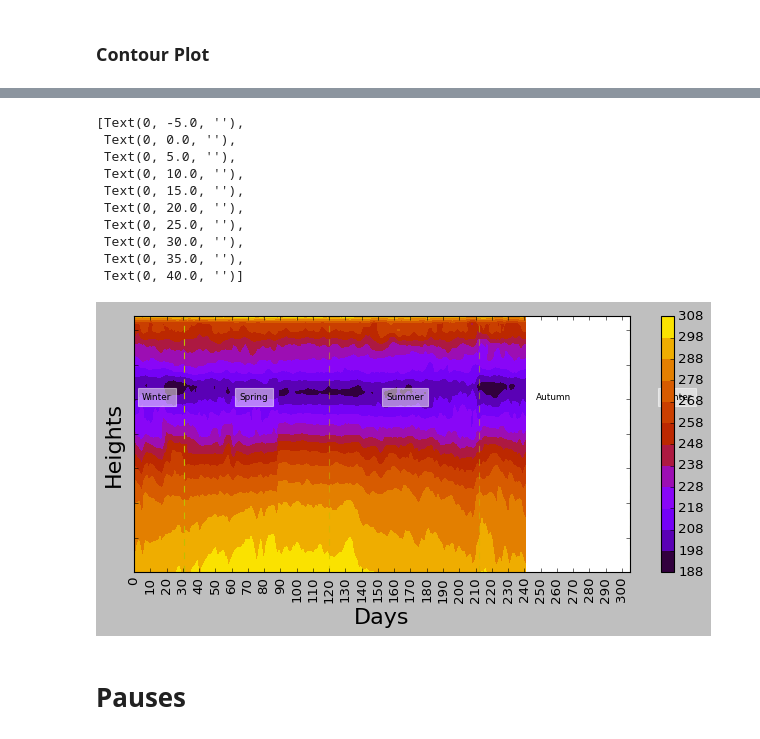
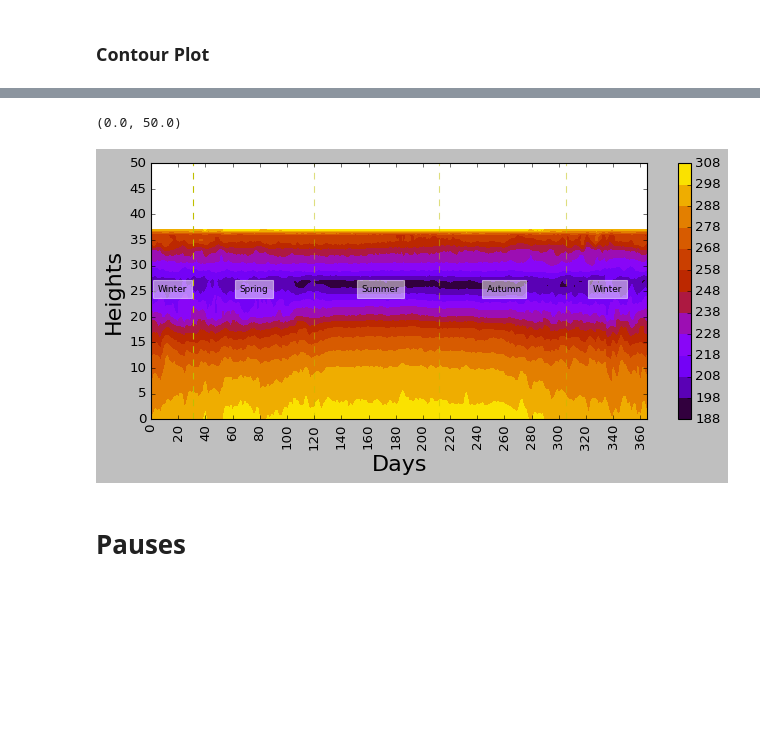
Before and after one commit to alinadevkota/DataViz, a Jupyter notebook: notebooks/Visualize netcdf data.ipynb, the cells around one changed output, grey strips where cells are left out. Drawn from its saved outputs; the diff is of its cells as text; code cells hidden in the pictures; blank space fills up the shorter version.

Commit message:
fixed extrema limits for 2020 data

```diff
--- a/notebooks/Visualize netcdf data.ipynb
+++ b/notebooks/Visualize netcdf data.ipynb
@@ -70,7 +70,7 @@ def get_season_for_month(month):
         raise ValueError
 # %%
 dfs = []
-nc_file_list = ['2021_jan2apr.nc', '2021_sep2dec.nc']
+nc_file_list = ['2020_jan2apr.nc', '2020_may2aug.nc', '2020_sep2dec.nc']
 
 for file in nc_file_list:
     df = get_dataframe_from_nc_file(file)
@@ -88,5 +88,5 @@ final_df.to_csv('netcdf_data.csv', index=False)
 # %% [markdown]
 # Visualization
 # %%
-final_df = pd.read_csv('netcdf_data.csv')
+final_df = pd.read_csv('netcdf_data_2020.csv')
 # %%
@@ -229,46 +212,39 @@ cbar.set_ticks(c_levels) # set labels in the colorbar
 # ax.vlines(range(0,365, 25),0,241,linestyle='--')
 
 # These are the new codes added on June 14, 2020
 a1=0.5
 h = 25
 ax.axvline(x=31, color='y', linestyle='--', alpha=1)
 ax.axvline(x=120, color='y', linestyle='--', alpha=0.5)
 ax.axvline(x=212, color='y', linestyle='--', alpha=0.5)
 ax.axvline(x=305, color='y', linestyle='--', alpha=0.5)
 
 # Comment following if you don't want the text.
 t1 = ax.text(5, h, 'Winter', fontsize=8)
 t2 = ax.text(65, h, 'Spring', fontsize=8)
 t3 = ax.text(155, h, 'Summer', fontsize=8)
 t4 = ax.text(247, h, 'Autumn', fontsize=8)
 t5 = ax.text(325, h, 'Winter', fontsize=8)
 t1.set_bbox(dict(facecolor='white', alpha=a1, edgecolor='white')) # set white transparent background for text
 t2.set_bbox(dict(facecolor='white', alpha=a1, edgecolor='white'))
 t3.set_bbox(dict(facecolor='white', alpha=a1, edgecolor='white'))
 t4.set_bbox(dict(facecolor='white', alpha=a1, edgecolor='white'))
 t5.set_bbox(dict(facecolor='white', alpha=a1, edgecolor='white'))
 
 ax.set_xlabel("Days", fontsize=20)
 ax.set_ylabel("Heights", fontsize=20)
 
-ax.xaxis.set_major_locator(MultipleLocator(10)) # put ticks in x-axis for every 10 points
+ax.xaxis.set_major_locator(MultipleLocator(20)) # put ticks in x-axis for every 10 points
 ax.set_xticklabels(ax.get_xticks().astype(int), rotation = 90) # set labels in x-axis
 
 # todo: write understandable code segment for following
 ax.yaxis.set_major_locator(MultipleLocator(5)) # put ticks in y-axis for every 20 points
-ax.set_yticklabels(np.arange(heights[0]-10, heights[-1]+1, 10)) # set labels in y-axis
+# ax.set_yticklabels(np.arange(heights[0], heights[-1]+1, 10)) # set labels in y-axis
+
+plt.ylim([0, 50])
 # %% [output]
-[Text(0, -5.0, ''),
- Text(0, 0.0, ''),
- Text(0, 5.0, ''),
- Text(0, 10.0, ''),
- Text(0, 15.0, ''),
- Text(0, 20.0, ''),
- Text(0, 25.0, ''),
- Text(0, 30.0, ''),
- Text(0, 35.0, ''),
- Text(0, 40.0, '')]
+(0.0, 50.0)
-[figure, old version]
+[figure, new version]
 # %% [markdown]
 # Pauses
 # %% [markdown]
```
Also changed, not shown: parts of 14 cells of this notebook.
